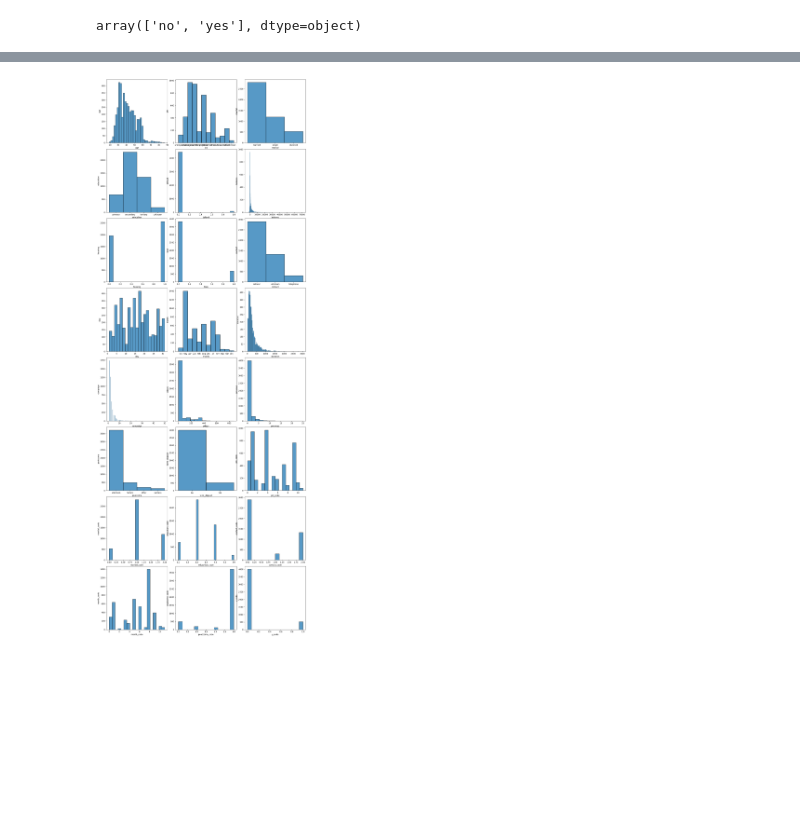
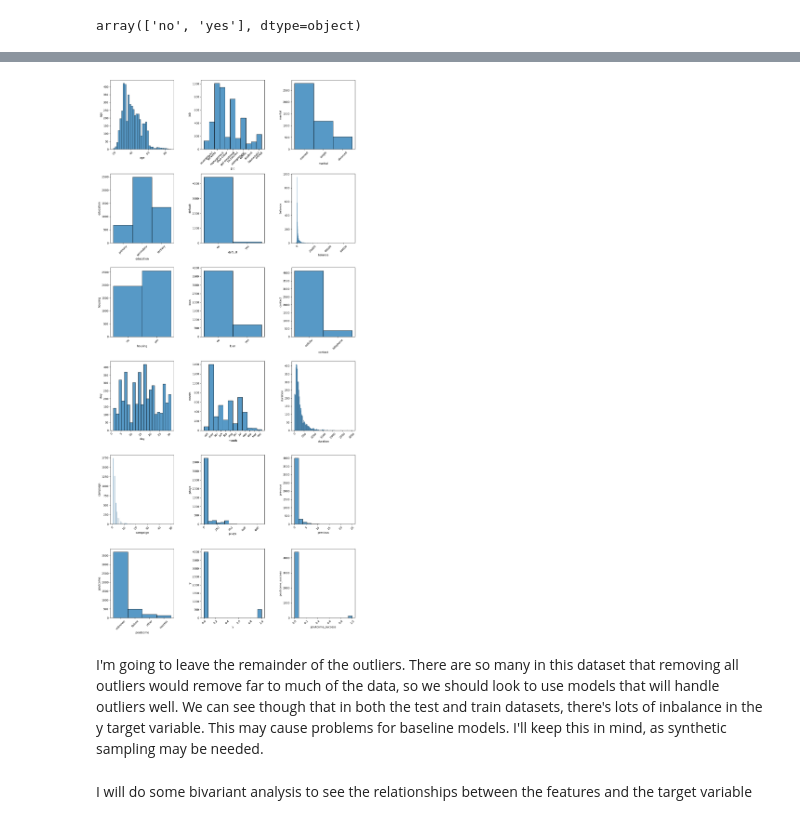
Before and after one commit to mredshaw/DS2, a Jupyter notebook: DSII_A1_M_Redshaw.ipynb, the cells around one changed output, grey strips where cells are left out. Drawn from its saved outputs; the diff is of its cells as text; code cells hidden in the pictures; blank space fills up the shorter version.

```diff
--- a/DSII_A1_M_Redshaw.ipynb
+++ b/DSII_A1_M_Redshaw.ipynb
@@ -278,0 +406,3 @@ array(['unknown', 'cellular', 'telephone'], dtype=object)
+# %%
+df_train['poutcome_success'] = np.where(df_train['poutcome'] == 'success', 1, 0)
+df_test['poutcome_success'] = np.where(df_test['poutcome'] == 'success', 1, 0)
@@ -321 +462,3 @@ df_test.describe(include = 'all')
+# %%
+df_train = df_train[df_train['previous'] <= 250]
 # %%
@@ -368,12 +487,13 @@ num_rows = (len(columns) - 1) // 3 + 1
 num_cols = 3
 
 fig, axes = plt.subplots(num_rows, num_cols, figsize=(15, 5*num_rows))
-fig.tight_layout()
+fig.tight_layout(pad=7.0)
 
 for i, column in enumerate(columns):
     ax = axes[i // num_cols, i % num_cols]
     sns.histplot(data=df_train, x=column, ax=ax)
     ax.set_xlabel(column)
     ax.set_ylabel(column)
+    ax.tick_params(axis='x', rotation=45)
 plt.show()
 # %% [output]
@@ -380,0 +503,26 @@ plt.show()
+# %%
+columns = df_test.columns
+num_rows = (len(columns) - 1) // 3 + 1
+num_cols = 3
+
+fig, axes = plt.subplots(num_rows, num_cols, figsize=(15, 5*num_rows))
+fig.tight_layout(pad=7.0)
+
+for i, column in enumerate(columns):
+    ax = axes[i // num_cols, i % num_cols]
+
+    if np.issubdtype(df_test[column].dtype, np.number):
+        sns.boxplot(data=df_test, y=column, ax=ax)
+        ax.set_xlabel(column)
+        ax.set_ylabel('Count')
+        ax.tick_params(axis='x', rotation=45)
+    else:
+        sns.countplot(data=df_test, x=column, ax=ax)
+        ax.set_xlabel(column)
+        ax.set_ylabel('Count')
+        ax.tick_params(axis='x', rotation=45)
+
+for j in range(i+1, num_rows*num_cols):
+    axes.flatten()[j].set_visible(False)
+
+plt.show()
@@ -381,16 +531,21 @@ plt.show()
 # %%
 columns = df_test.columns
 num_rows = (len(columns) - 1) // 3 + 1
 num_cols = 3
 
 fig, axes = plt.subplots(num_rows, num_cols, figsize=(15, 5*num_rows))
-fig.tight_layout()
+fig.tight_layout(pad= 7.0)
 
 for i, column in enumerate(columns):
     ax = axes[i // num_cols, i % num_cols]
     sns.histplot(data=df_test, x=column, ax=ax)
     ax.set_xlabel(column)
     ax.set_ylabel(column)
+    ax.tick_params(axis='x', rotation=45)
 plt.show()
 # %% [output]
-[figure, old version]
+[figure, new version]
+# %% [markdown]
+I'm going to leave the remainder of the outliers. There are so many in this dataset that removing all outliers would remove far to much of the data, so we should look to use models that will handle outliers well. We can see though that in both the test and train datasets, there's lots of inbalance in the y target variable. This may cause problems for baseline models. I'll keep this in mind, as synthetic sampling may be needed.
+# %% [markdown]
+I will do some bivariant analysis to see the relationships between the features and the target variable
```
Also changed, not shown: parts of 94 cells of this notebook, 2 other files.
